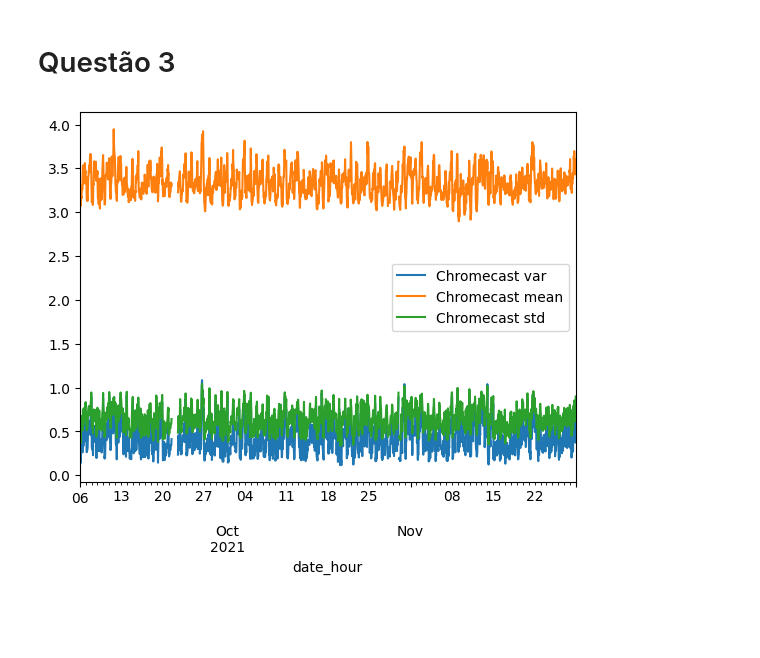
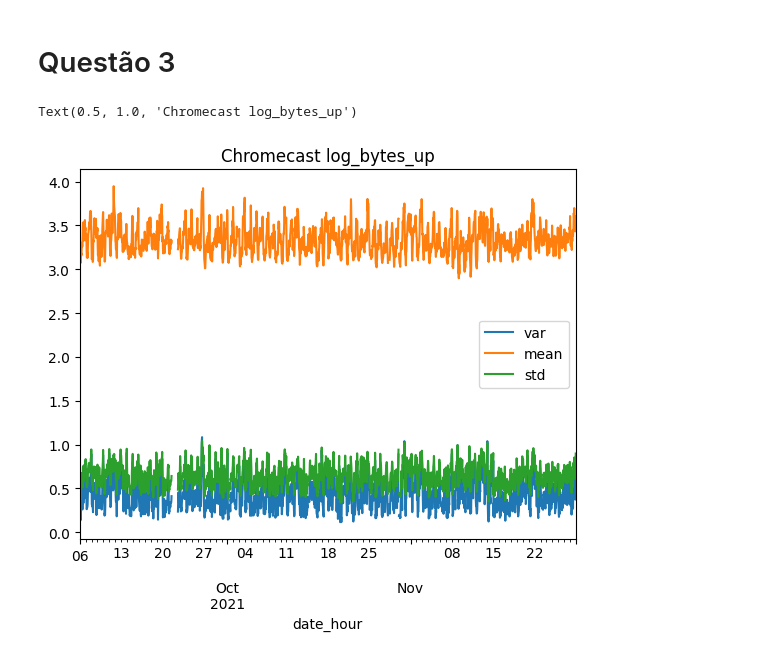
Before and after one commit to thj3a/trabProbEst, a Jupyter notebook: TrabalhoFinal_ProbEst.ipynb, the cells around one changed output. Drawn from its saved outputs; the diff is of its cells as text; code cells hidden in the pictures; blank space fills up the shorter version.

Commit message:
adding initial plots to answer question 3

```diff
--- a/TrabalhoFinal_ProbEst.ipynb
+++ b/TrabalhoFinal_ProbEst.ipynb
@@ -13,7 +13,6 @@ smartv = pd.read_csv('dataset_smart-tv.csv', dtype={'device_id':np.int64, 'bytes
 # %%
 chromecast['log_bytes_up'] = np.log10(chromecast['bytes_up'], where=chromecast['bytes_up']>0)
 chromecast['log_bytes_down'] = np.log10(chromecast['bytes_down'], where=chromecast['bytes_down']>0)
-chromecast['date_hour_txt'] = chromecast['date_hour'].dt.strftime('%Y-%m-%d %H:%M:%S')
 smartv['log_bytes_up'] = np.log10(smartv['bytes_up'], where=smartv['bytes_up']>0)
 smartv['log_bytes_down'] = np.log10(smartv['bytes_down'], where=smartv['bytes_down']>0)
 # %%
@@ -136,10 +135,12 @@ No artists with labels found to put in legend.  Note that artists whose label st
 # %% [markdown]
 # Questão 3
 # %%
-ax1 = chromecast.resample('H', on='date_hour').var().plot(y='log_bytes_up', label='Chromecast var')
-ax2 = chromecast.resample('H', on='date_hour').mean().plot(y='log_bytes_up', label='Chromecast mean', ax=ax1)
-ax3 = chromecast.resample('H', on='date_hour').std().plot(y='log_bytes_up', label='Chromecast std', ax=ax1)
+ax1 = chromecast.resample('H', on='date_hour').var().plot(y='log_bytes_up', label='var')
+ax2 = chromecast.resample('H', on='date_hour').mean().plot(y='log_bytes_up', label='mean', ax=ax1)
+ax3 = chromecast.resample('H', on='date_hour').std().plot(y='log_bytes_up', label='std', ax=ax1)
+plt.title("Chromecast log_bytes_up")
 # %% [output]
+Text(0.5, 1.0, 'Chromecast log_bytes_up')
-[figure, old version]
+[figure, new version]
 # %%
 a = chromecast.resample('H', on='date_hour').agg({'log_bytes_up':['var', 'mean', 'std']})
```
Also changed, not shown: parts of 9 cells of this notebook.
